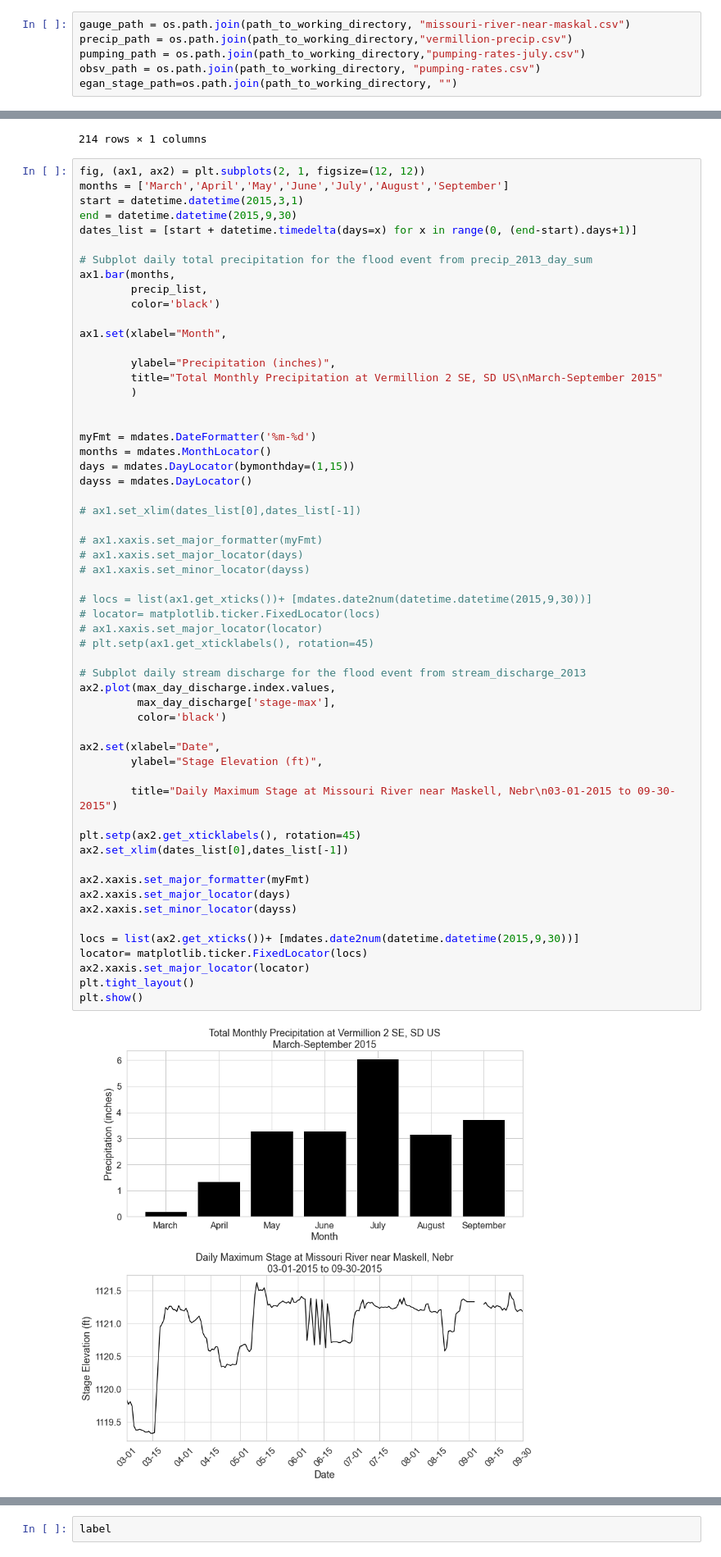
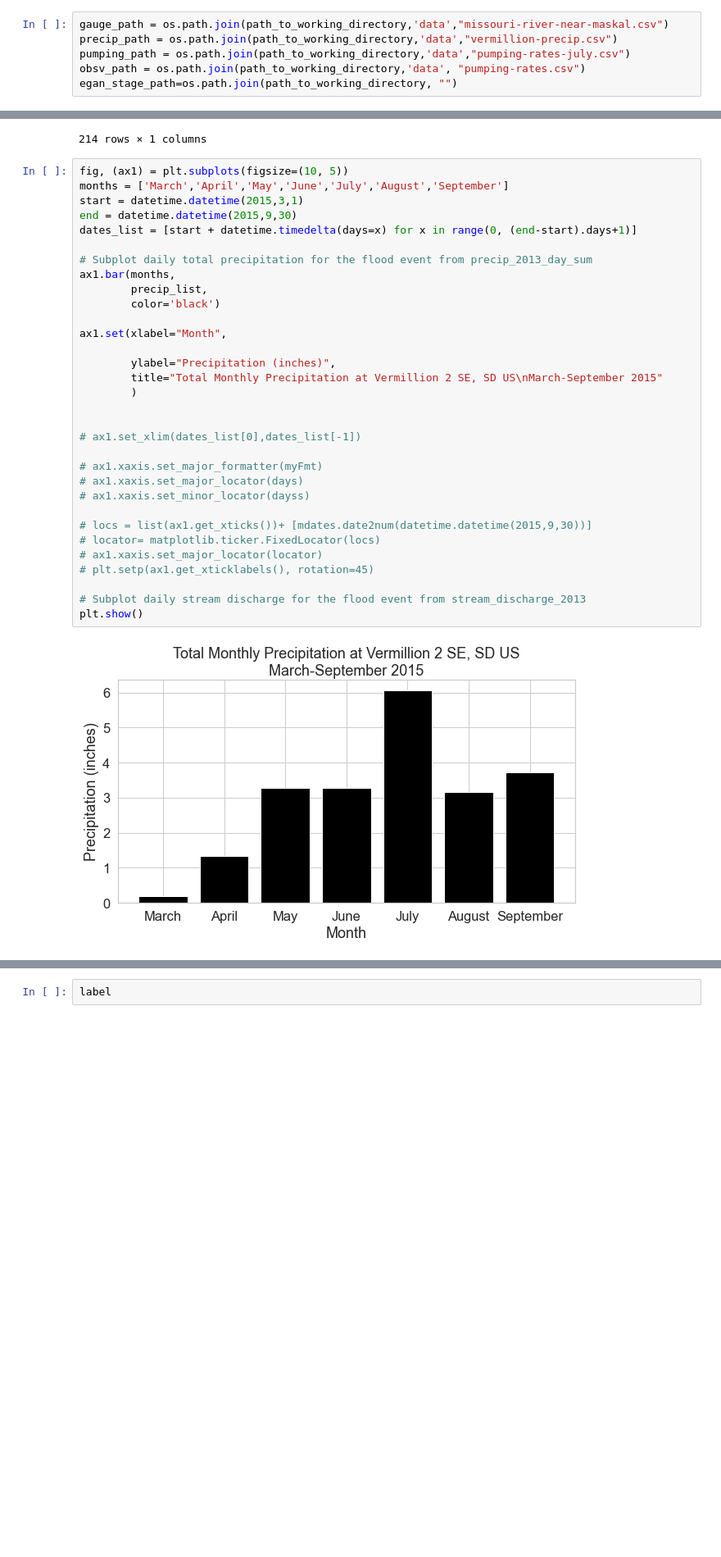
Before and after one commit to nlamkey/LCRWS, a Jupyter notebook: stream-gauge-data.ipynb, the cells around one changed output, grey strips where cells are left out. Shown: that part at 82% size. Cells and saved outputs as stored; diff of their text form; blank space fills up the shorter version.

Commit message:
updated graph

```diff
--- a/stream-gauge-data.ipynb
+++ b/stream-gauge-data.ipynb
@@ -36,10 +36,10 @@ else:
 # %% [output]
 Path exists, set as working directory
 # %%
-gauge_path = os.path.join(path_to_working_directory, "missouri-river-near-maskal.csv")
-precip_path = os.path.join(path_to_working_directory,"vermillion-precip.csv")
-pumping_path = os.path.join(path_to_working_directory,"pumping-rates-july.csv")
-obsv_path = os.path.join(path_to_working_directory, "pumping-rates.csv")
+gauge_path = os.path.join(path_to_working_directory,'data',"missouri-river-near-maskal.csv")
+precip_path = os.path.join(path_to_working_directory,'data',"vermillion-precip.csv")
+pumping_path = os.path.join(path_to_working_directory,'data',"pumping-rates-july.csv")
+obsv_path = os.path.join(path_to_working_directory,'data', "pumping-rates.csv")
 egan_stage_path=os.path.join(path_to_working_directory, "")
 # %%
 vermillion_precip = pd.read_csv(precip_path,
@@ -150,61 +147,36 @@ max_day_discharge
 | 2015-09-30 | 1121.18 |
 214 rows × 1 columns
 # %%
-fig, (ax1, ax2) = plt.subplots(2, 1, figsize=(12, 12))
+fig, (ax1) = plt.subplots(figsize=(10, 5))
 months = ['March','April','May','June','July','August','September']
 start = datetime.datetime(2015,3,1)
 end = datetime.datetime(2015,9,30)
 dates_list = [start + datetime.timedelta(days=x) for x in range(0, (end-start).days+1)]
 
 # Subplot daily total precipitation for the flood event from precip_2013_day_sum
 ax1.bar(months,
         precip_list,
         color='black')
 
 ax1.set(xlabel="Month",
 
         ylabel="Precipitation (inches)",
         title="Total Monthly Precipitation at Vermillion 2 SE, SD US\nMarch-September 2015"
         )
 
 
-myFmt = mdates.DateFormatter('%m-%d')
-months = mdates.MonthLocator()
-days = mdates.DayLocator(bymonthday=(1,15))
-dayss = mdates.DayLocator()
-
 # ax1.set_xlim(dates_list[0],dates_list[-1])
 
 # ax1.xaxis.set_major_formatter(myFmt)
 # ax1.xaxis.set_major_locator(days)
 # ax1.xaxis.set_minor_locator(dayss)
 
 # locs = list(ax1.get_xticks())+ [mdates.date2num(datetime.datetime(2015,9,30))]
 # locator= matplotlib.ticker.FixedLocator(locs)
 # ax1.xaxis.set_major_locator(locator)
 # plt.setp(ax1.get_xticklabels(), rotation=45)
 
 # Subplot daily stream discharge for the flood event from stream_discharge_2013
-ax2.plot(max_day_discharge.index.values,
-         max_day_discharge['stage-max'],
-         color='black')
-
-ax2.set(xlabel="Date",
-        ylabel="Stage Elevation (ft)",
-
-        title="Daily Maximum Stage at Missouri River near Maskell, Nebr\n03-01-2015 to 09-30-2015")
-
-plt.setp(ax2.get_xticklabels(), rotation=45)
-ax2.set_xlim(dates_list[0],dates_list[-1])
-
-ax2.xaxis.set_major_formatter(myFmt)
-ax2.xaxis.set_major_locator(days)
-ax2.xaxis.set_minor_locator(dayss)
-
-locs = list(ax2.get_xticks())+ [mdates.date2num(datetime.datetime(2015,9,30))]
-locator= matplotlib.ticker.FixedLocator(locs)
-ax2.xaxis.set_major_locator(locator)
-plt.tight_layout()
 plt.show()
 # %% [output]
-[figure, old version]
+[figure, new version]
```
Also changed, not shown: parts of 5 cells of this notebook.
